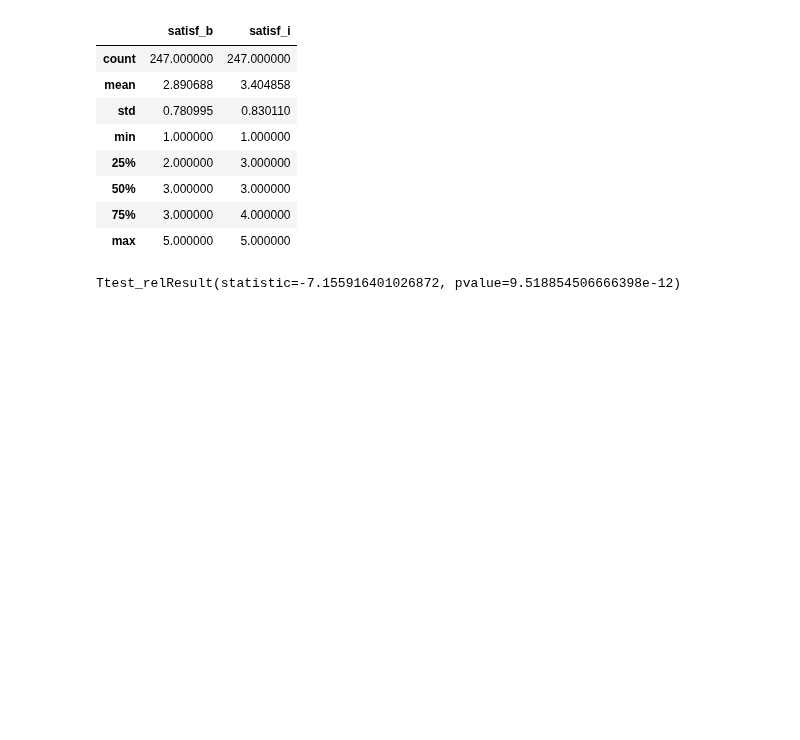
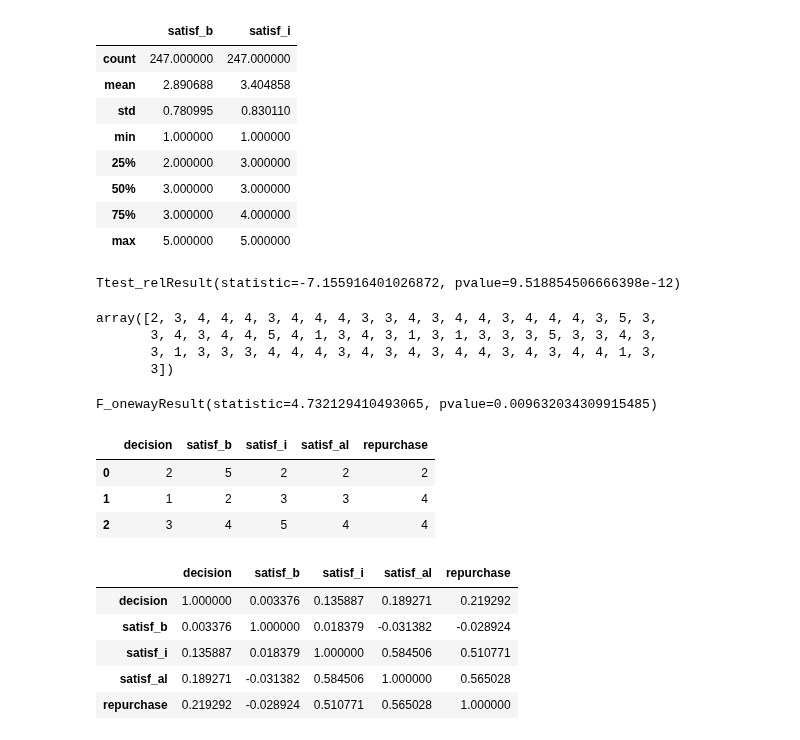
Before and after one commit to ljh15952/AI_Study, a Jupyter notebook: 통계 검정 4가지/대응표본 t-test분석.ipynb, the cells around one changed output. Cells and saved outputs as stored; diff of their text form; code cells hidden in the pictures; blank space fills up the shorter version.

```diff
--- a/통계 검정 4가지/대응표본 t-test분석.ipynb
+++ b/통계 검정 4가지/대응표본 t-test분석.ipynb
@@ -84,0 +95,17 @@ Ttest_relResult(statistic=-7.155916401026872, pvalue=9.518854506666398e-12)
+# %%
+anova2
+# %% [output]
+array([2, 3, 4, 4, 4, 3, 4, 4, 4, 3, 3, 4, 3, 4, 4, 3, 4, 4, 4, 3, 5, 3,
+       3, 4, 3, 4, 4, 5, 4, 1, 3, 4, 3, 1, 3, 1, 3, 3, 3, 5, 3, 3, 4, 3,
+       3, 1, 3, 3, 3, 4, 4, 4, 3, 4, 3, 4, 3, 4, 4, 3, 4, 3, 4, 4, 1, 3,
+       3])
+# %%
+# Performs one-way ANOVA (ANOVA F-test)
+stats.f_oneway(anova1,anova2,anova3)
+
+# 귀무가설: 구매동기에 따라 전반적인 만족도의 평균값에 차이가 없다.
+# 대립가설: 구매동기에 따라 전박적인 만족도의 평균값 중 적어도 하나는 차이가 있다.
+
+# 3가지 구매 동기에 따른 전박적인 만족도의 평균값 중 적어도 하나는 유의미한 차이가 있다.
+# %% [output]
+F_onewayResult(statistic=4.732129410493065, pvalue=0.009632034309915485)
@@ -84,0 +116,18 @@ Ttest_relResult(statistic=-7.155916401026872, pvalue=9.518854506666398e-12)
+# %%
+df_corr.head(3)
+# %% [output]
+|  | decision | satisf_b | satisf_i | satisf_al | repurchase |
+| 0 | 2 | 5 | 2 | 2 | 2 |
+| 1 | 1 | 2 | 3 | 3 | 4 |
+| 2 | 3 | 4 | 5 | 4 | 4 |
+# %%
+# Correlation
+
+df_corr.corr() # 피어슨 상관계수, -1에 가까울수록 음의 상관관계, 1에 가까울수록 양의 상관관계, 0에 가까울수록 상관관계가 적음
+# %% [output]
+|  | decision | satisf_b | satisf_i | satisf_al | repurchase |
+| decision | 1.000000 | 0.003376 | 0.135887 | 0.189271 | 0.219292 |
+| satisf_b | 0.003376 | 1.000000 | 0.018379 | -0.031382 | -0.028924 |
+| satisf_i | 0.135887 | 0.018379 | 1.000000 | 0.584506 | 0.510771 |
+| satisf_al | 0.189271 | -0.031382 | 0.584506 | 1.000000 | 0.565028 |
+| repurchase | 0.219292 | -0.028924 | 0.510771 | 0.565028 | 1.000000 |
```
Also changed, not shown: parts of 8 cells of this notebook.
